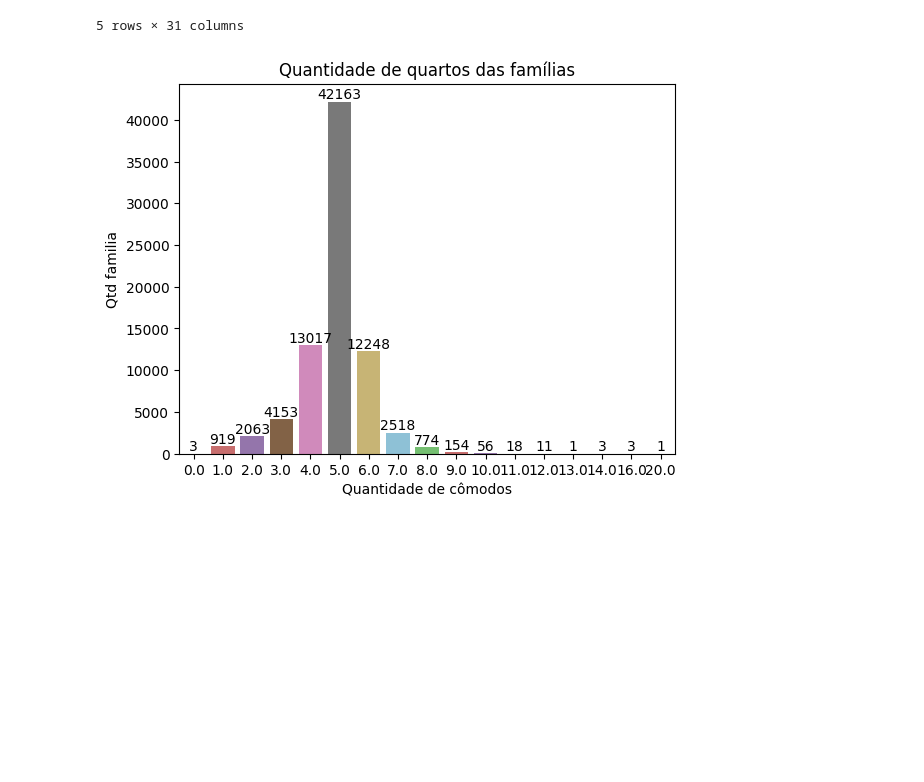
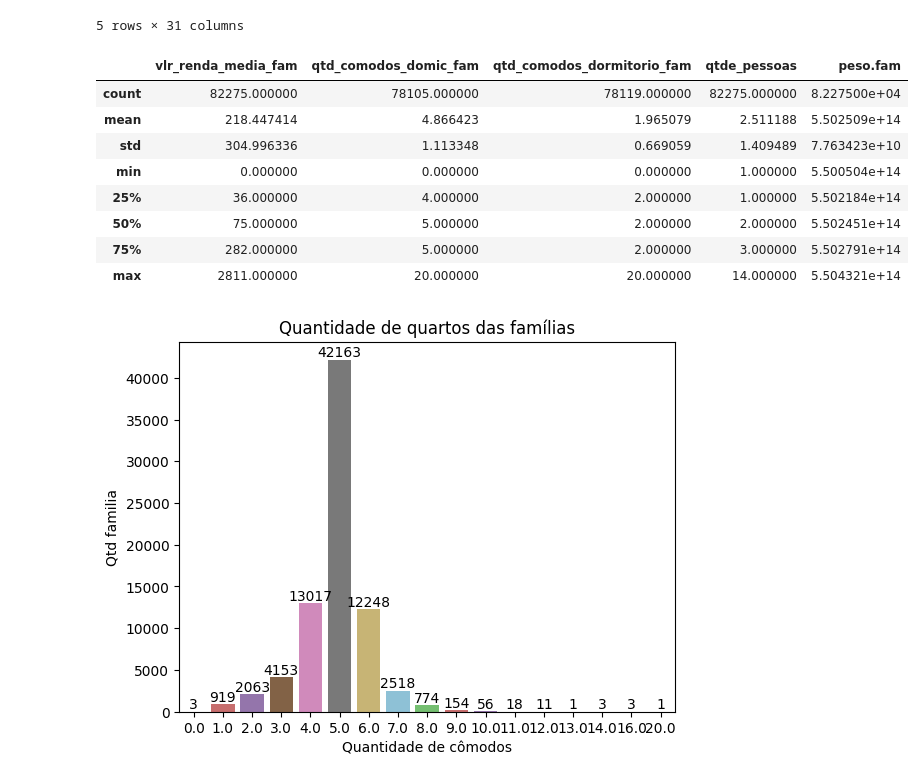
Before and after one commit to Jownao/dive_datascience, a Jupyter notebook: lab/03_Analise_dados_bolsa_familia.ipynb, the cells around one changed output. Drawn from its saved outputs; the diff is of its cells as text; code cells hidden in the pictures; blank space fills up the shorter version.

```diff
--- a/lab/03_Analise_dados_bolsa_familia.ipynb
+++ b/lab/03_Analise_dados_bolsa_familia.ipynb
@@ -68,6 +68,18 @@ dataf[['cod_local_domic_fam','cod_especie_domic_fam','cod_material_piso_fam',
 
 # Convertendo os atributos para objeto
 dataf[['cod_centro_assist_fam','cod_eas_fam','id_familia','cd_ibge']] = dataf[['cod_centro_assist_fam','cod_eas_fam','id_familia','cd_ibge']].astype("object")
+# %%
+dataf.describe()
+# %% [output]
+|  | vlr_renda_media_fam | qtd_comodos_domic_fam | qtd_comodos_dormitorio_fam | qtde_pessoas | peso.fam |
+| count | 82275.000000 | 78105.000000 | 78119.000000 | 82275.000000 | 8.227500e+04 |
+| mean | 218.447414 | 4.866423 | 1.965079 | 2.511188 | 5.502509e+14 |
+| std | 304.996336 | 1.113348 | 0.669059 | 1.409489 | 7.763423e+10 |
+| min | 0.000000 | 0.000000 | 0.000000 | 1.000000 | 5.500504e+14 |
+| 25% | 36.000000 | 4.000000 | 2.000000 | 1.000000 | 5.502184e+14 |
+| 50% | 75.000000 | 5.000000 | 2.000000 | 2.000000 | 5.502451e+14 |
+| 75% | 282.000000 | 5.000000 | 2.000000 | 3.000000 | 5.502791e+14 |
+| max | 2811.000000 | 20.000000 | 20.000000 | 14.000000 | 5.504321e+14 |
 # %%
 # Comodos x Pessoas /
 
```
